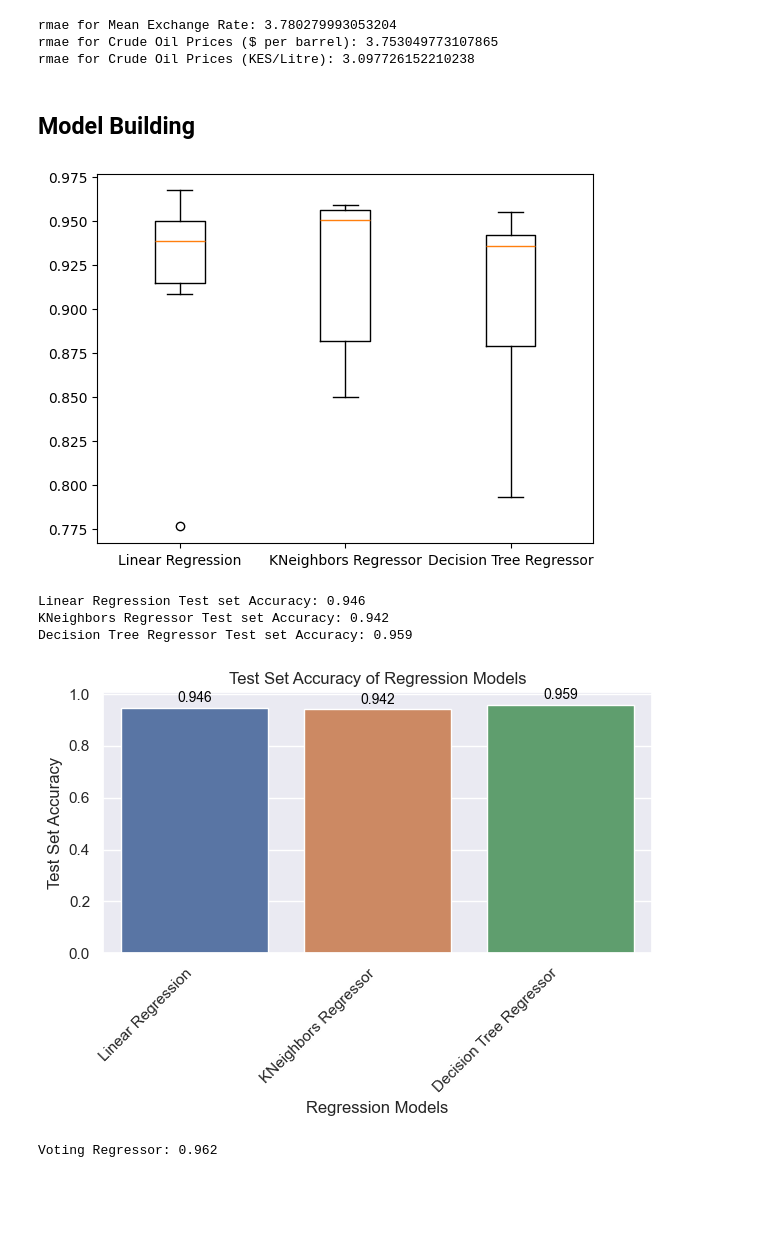
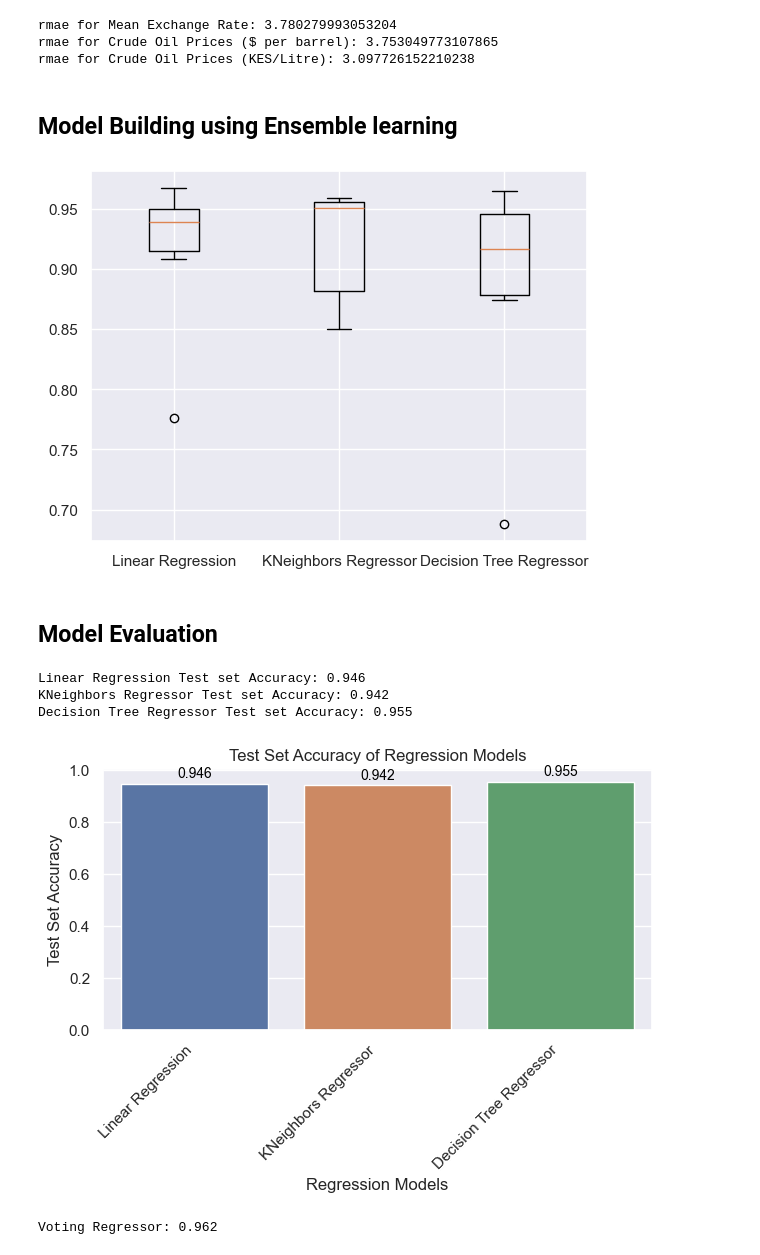
Before and after one commit to patel-mark/Fuel-prices-predictor-using-Machine-Learning, a Jupyter notebook: Fuel prices predictor using Machine Learning.ipynb, the cells around one changed output. Cells and saved outputs as stored; diff of their text form; code cells hidden in the pictures; blank space fills up the shorter version.

```diff
--- a/Fuel prices predictor using Machine Learning.ipynb
+++ b/Fuel prices predictor using Machine Learning.ipynb
@@ -162,7 +168,7 @@ rmae for Mean Exchange Rate: 3.780279993053204
 rmae for Crude Oil Prices ($ per barrel): 3.753049773107865
 rmae for Crude Oil Prices (KES/Litre): 3.097726152210238
 # %% [markdown]
-## Model Building
+## Model Building using Ensemble learning
 # %%
 from sklearn.metrics import mean_squared_error as MSE
 from sklearn.model_selection import train_test_split
@@ -183,34 +189,37 @@ x_train,x_test,y_train,y_test=train_test_split(x,y,
                                               test_size=0.2,
                                               random_state=SEED)
 scaler=StandardScaler()
 x_train_scaled=scaler.fit_transform(x_train)
 x_test_scaled=scaler.transform(x_test)
 
 lr=LinearRegression()
 knn=KNeighborsRegressor()
 dt=DecisionTreeRegressor()
 
 regressors={
     'Linear Regression':LinearRegression(),
     'KNeighbors Regressor':KNeighborsRegressor(),
     'Decision Tree Regressor':DecisionTreeRegressor()
 }
 
 regressors_vc=[('Linear Regression',lr),
     ('KNeighbors Regressor',knn),
     ('Decision Tree Regressor',dt)]
 
 results=[]
 
 for model in regressors.values():
     kf=KFold(n_splits=6,random_state=SEED,shuffle=True)
     cv_results=cross_val_score(model,x_train_scaled,y_train, cv=kf)
     results.append(cv_results)
 
+sns.set(style="darkgrid")
 plt.boxplot(results,labels=regressors.keys())
 plt.show()
 # %% [output]
-[figure, old version]
+[figure, new version]
+# %% [markdown]
+## Model Evaluation
 # %%
 
 accuracies = {}  # Dictionary to store model names and corresponding test set accuracies
@@ -222,7 +231,7 @@ for name, model in regressors.items():
     print("{} Test set Accuracy: {:.3f}".format(name, test_score))
 
 # Plotting the bar graph using Seaborn
-sns.set(style="darkgrid")  # Set style for the plot
+sns.set(style="darkgrid")
 palette = sns.color_palette("tab10", len(accuracies))  # Define a color palette for the bars
 ax = sns.barplot(x=list(accuracies.keys()), y=list(accuracies.values()), hue=list(accuracies.keys()), legend=False)
 
@@ -239,7 +248,7 @@ plt.show()
 # %% [output]
 Linear Regression Test set Accuracy: 0.946
 KNeighbors Regressor Test set Accuracy: 0.942
-Decision Tree Regressor Test set Accuracy: 0.959
+Decision Tree Regressor Test set Accuracy: 0.955
 [figure]
 # %%
 vc=VotingRegressor(estimators=regressors_vc)
```
Also changed, not shown: parts of 10 cells of this notebook, 2 other files.
